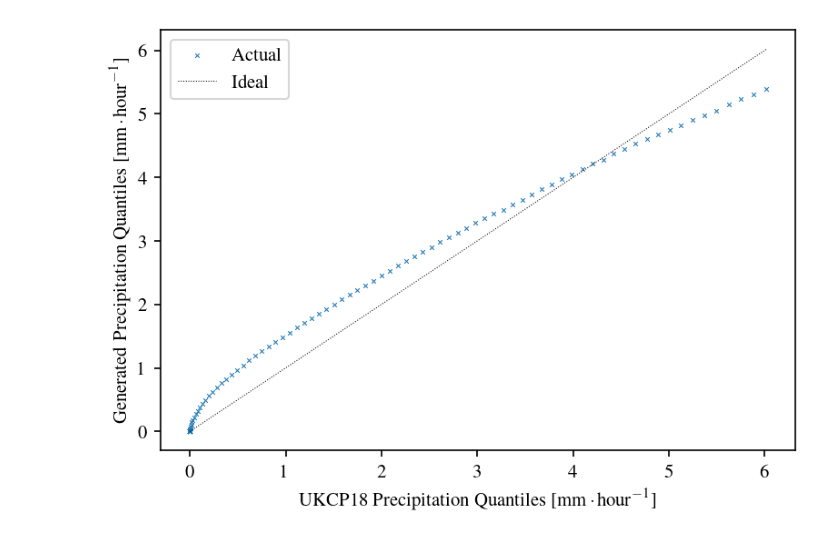
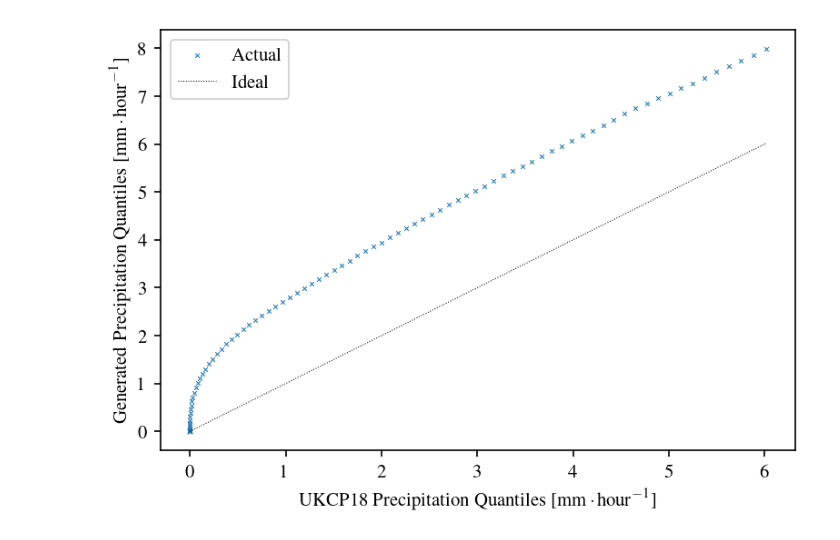
Before and after one commit to henryaddison/video-diffusion-climate, a Jupyter notebook: notebooks/qq.ipynb, the cells around one changed output. Drawn from its saved outputs; the diff is of its cells as text; code cells hidden in the pictures.

```diff
--- a/notebooks/qq.ipynb
+++ b/notebooks/qq.ipynb
@@ -10,42 +10,41 @@ rc("text", usetex=True)
 # plt.rcParams['figure.dpi']= 300
 plt.rcParams['figure.dpi']= 150
 
-# x = xr.open_dataset("~/Desktop/pr_rcp85/pr_rcp85_land-cpm_birmingham-64_2.2km-coarsened-4x-2.2km-coarsened-4x_01_1hr_19801201-19801230.nc").pr.values.flatten()
-# x = xr.open_dataset("~/Desktop/pr_rcp85/pr_rcp85_land-cpm_birmingham-64_2.2km-coarsened-4x-2.2km-coarsened-4x_01_1hr_20660501-20660530.nc").pr.values.flatten()
-# x = xr.open_dataset("~/Desktop/pr_rcp85/pr_rcp85_land-cpm_birmingham-64_2.2km-coarsened-4x-2.2km-coarsened-4x_01_1hr_20801101-20801130.nc").pr.values.flatten()
+# x = xr.open_dataset("pr_rcp85/pr_rcp85_land-cpm_birmingham-64_2.2km-coarsened-4x-2.2km-coarsened-4x_01_1hr_19801201-19801230.nc").pr.values.flatten()
+# x = xr.open_dataset("pr_rcp85/pr_rcp85_land-cpm_birmingham-64_2.2km-coarsened-4x-2.2km-coarsened-4x_01_1hr_20660501-20660530.nc").pr.values.flatten()
 
-x = torch.load("../../pr_rcp85_land-cpm_birmingham-64_2.2km-coarsened-4x-2.2km-coarsened-4x_01_1hr_flattened_sorted.pt").numpy()
-y = np.sort(torch.load("../../results/results_2r_l2/117.pt", map_location=torch.device('cpu')).numpy().flatten())
+x_sorted = torch.load("pr_rcp85_land-cpm_birmingham-64_2.2km-coarsened-4x-2.2km-coarsened-4x_01_1hr_flattened_sorted.pt").numpy()
+y_sorted = np.square(np.sort(torch.load("samples.pt", map_location=torch.device('cpu')).numpy().flatten()))
 # %%
 def get_quantiles(sorted_array, desired_quantiles):
     indices = (len(sorted_array) - 1) * desired_quantiles
     indices_floor = np.floor(indices).astype(int)
     indices_ceil = np.ceil(indices).astype(int)
 
     indices_fractional_part = indices - indices_floor
 
     quantiles_floor = sorted_array[indices_floor]
     quantiles_ceil = sorted_array[indices_ceil]
 
     quantiles = quantiles_floor + indices_fractional_part * (quantiles_ceil - quantiles_floor)
 
     return quantiles
+
+desired_quantiles = 1 - np.geomspace(1, 0.001, 100)
+# plt.plot(quantiles)
+# plt.show()
+
+x_quantiles = get_quantiles(x_sorted, desired_quantiles)
+y_quantiles = get_quantiles(y_sorted, desired_quantiles)
+
+plt.figure(figsize=(6, 4))
+plt.scatter(x_quantiles, y_quantiles, marker = 'x', s = 5, linewidth = 0.5, label = "Actual")
+plt.plot(x_quantiles, x_quantiles, linewidth = 0.5, linestyle=":", c = "black", label = "Ideal")
+plt.legend()
+
+plt.xlabel('UKCP18 Precipitation Quantiles [$\mathrm{mm}\cdot\mathrm{hour}^{-1}$]')
+plt.ylabel('Generated Precipitation Quantiles [$\mathrm{mm}\cdot\mathrm{hour}^{-1}$]')
+
+plt.show()
+# %% [output]
+[figure, added]
-# %%
-desired_quantiles = 1 - np.geomspace(1, 0.001, 100)
-# plt.plot(quantiles)
-# plt.show()
-
-x_quantiles = get_quantiles(x, desired_quantiles)
-y_quantiles = get_quantiles(y, desired_quantiles)
-
-plt.figure(figsize=(6, 4))
-plt.scatter(x_quantiles, y_quantiles, marker = 'x', s = 5, linewidth = 0.5, label = "Actual")
-plt.plot(x_quantiles, x_quantiles, linewidth = 0.5, linestyle=":", c = "black", label = "Ideal")
-plt.legend()
-
-plt.xlabel('UKCP18 Precipitation Quantiles [$\mathrm{mm}\cdot\mathrm{hour}^{-1}$]')
-plt.ylabel('Generated Precipitation Quantiles [$\mathrm{mm}\cdot\mathrm{hour}^{-1}$]')
-
-plt.show()
-# %% [output]
-[figure, removed]
```
Also changed, not shown: 4 other files.
